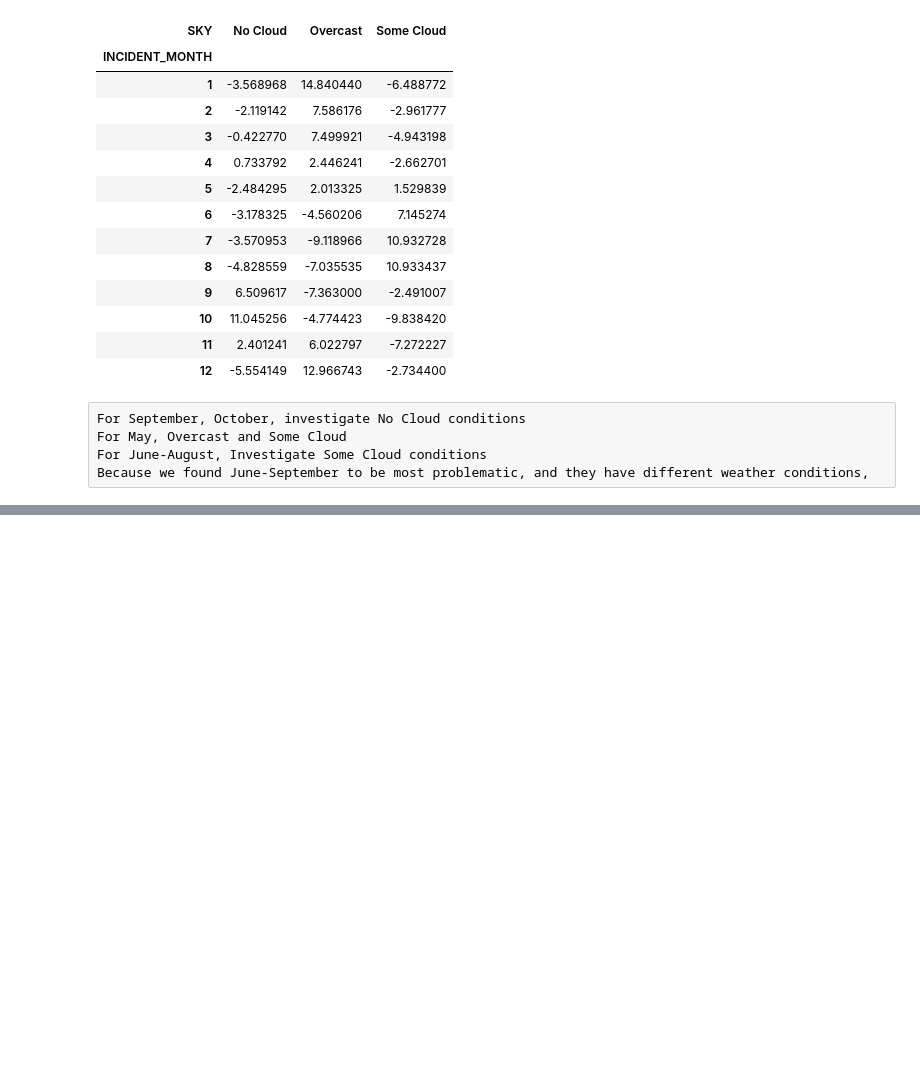
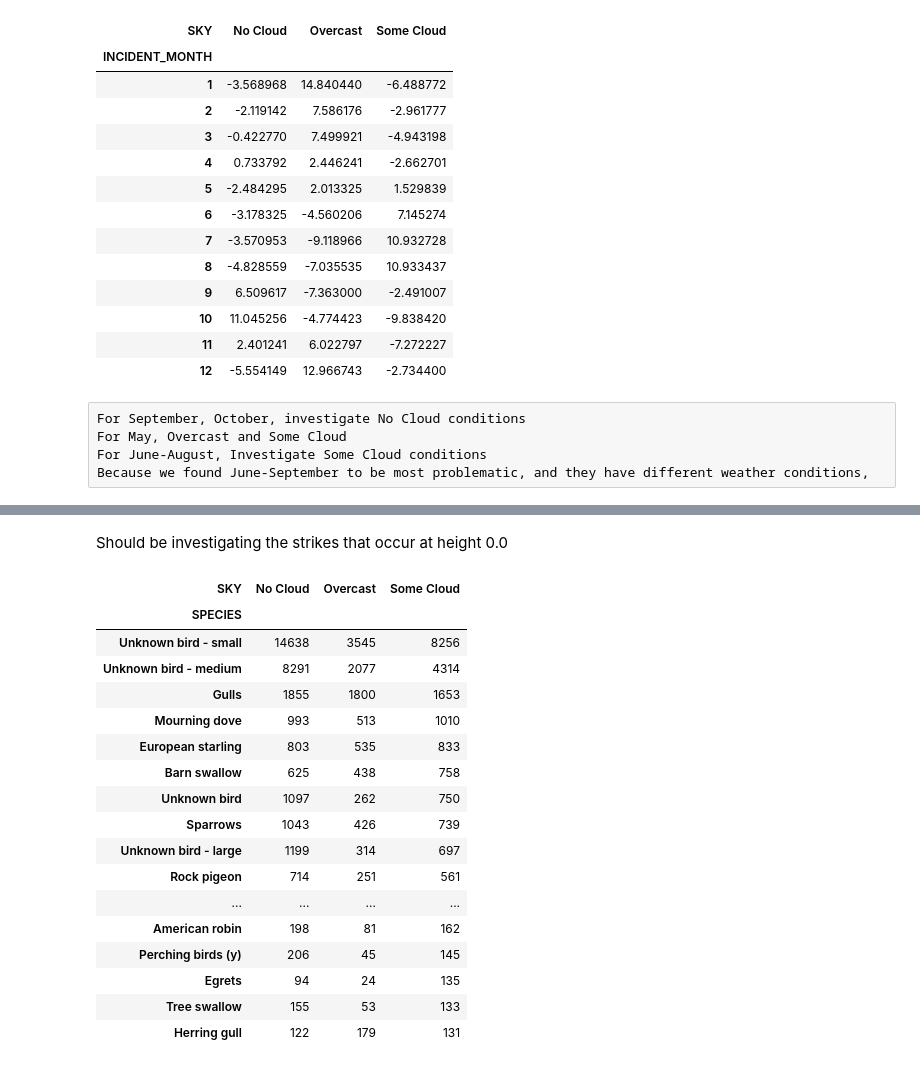
Before and after one commit to nshlapo/IntroSysAnalysis, a Jupyter notebook: Bird_Strikes.ipynb, the cells around one changed output, grey strips where cells are left out. Drawn from its saved outputs; the diff is of its cells as text; code cells hidden in the pictures; blank space fills up the shorter version.

```diff
--- a/Bird_Strikes.ipynb
+++ b/Bird_Strikes.ipynb
@@ -196,0 +283,25 @@ Because we found June-September to be most problematic, and they have different
+# %% [markdown]
+Should be investigating the strikes that occur at height 0.0
+# %%
+bird_sky = pd.crosstab(index=data.SPECIES, columns=data.SKY)
+bird_sky = bird_sky.sort_values(by='Some Cloud', ascending=False).iloc[0:30]
+bird_sky
+# %% [output]
+| SKY | No Cloud | Overcast | Some Cloud |
+| SPECIES |  |  |  |
+| Unknown bird - small | 14638 | 3545 | 8256 |
+| Unknown bird - medium | 8291 | 2077 | 4314 |
+| Gulls | 1855 | 1800 | 1653 |
+| Mourning dove | 993 | 513 | 1010 |
+| European starling | 803 | 535 | 833 |
+| Barn swallow | 625 | 438 | 758 |
+| Unknown bird | 1097 | 262 | 750 |
+| Sparrows | 1043 | 426 | 739 |
+| Unknown bird - large | 1199 | 314 | 697 |
+| Rock pigeon | 714 | 251 | 561 |
+| ... | ... | ... | ... |
+| American robin | 198 | 81 | 162 |
+| Perching birds (y) | 206 | 45 | 145 |
+| Egrets | 94 | 24 | 135 |
+| Tree swallow | 155 | 53 | 133 |
+| Herring gull | 122 | 179 | 131 |
```
Also changed, not shown: parts of 11 cells of this notebook, 1 other file.
